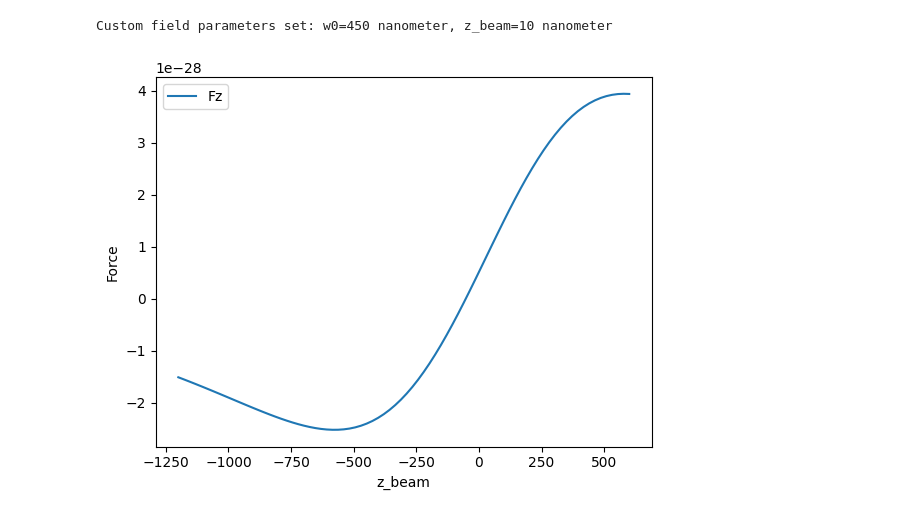
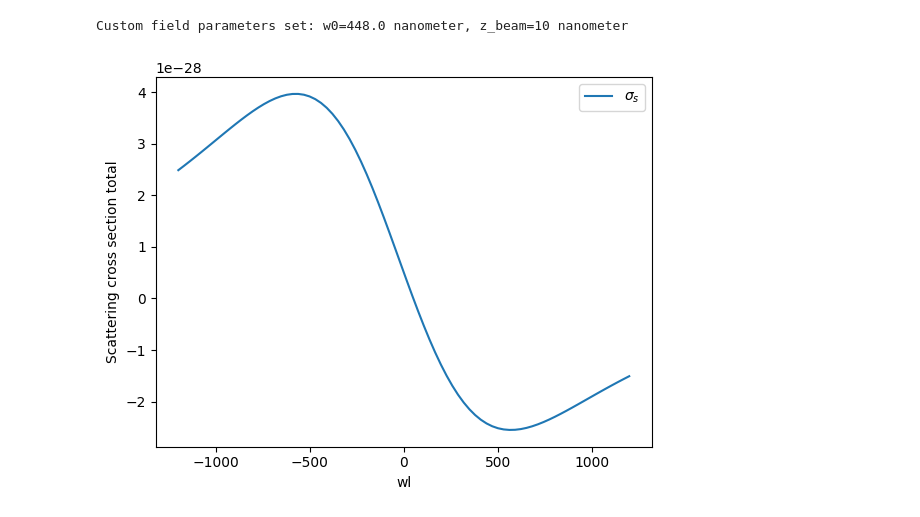
Before and after one commit to SurvivorFish/Mie_SPP_Force-CRACKED, a Jupyter notebook: launch.ipynb, the cells around one changed output. Saved outputs shown, nothing was run; the diff lists cells and outputs as text; code cells hidden in the pictures.

```diff
--- a/launch.ipynb
+++ b/launch.ipynb
@@ -6,8 +6,9 @@ import numpy as np
 ureg = pint.UnitRegistry()
 import matplotlib.pyplot as plt
 # %%
+lmd = 640 * ureg.nanometer
 baseConfig = SimulationConfig(
-    wl=640 * ureg.nanometer,
+    wl=lmd,
     R=40 * ureg.nanometer,
     dist=1 * ureg.nanometer,
     angle=np.deg2rad(25),
@@ -19,25 +20,26 @@ baseConfig = SimulationConfig(
     show_warnings=False,
     initial_field_type='custom',
     z_beam=10 * ureg.nanometer,
-    w0=450*ureg.nanometer
+    w0=0.7*lmd
 )
 
 # dips = OpticalForceCalculator(baseConfig).compute()
 
 # R_arr = np.linspace(10, 170, 50) * ureg.nanometer
 # dist_arr = np.linspace(10, 170, 20) * ureg.nanometer
-z_beam_arr = np.linspace(-1200, 1200, 100) * ureg.nanometer
+z_beam_arr = np.linspace(-1200, 1200, 80) * ureg.nanometer
+# wl_arr = np.linspace(330, 780, 100) * ureg.nanometer
 
 res, _, _ = SweepRunner(baseConfig, 'z_beam', z_beam_arr, compute_force=True).run()
 # %% [output]
-Custom field parameters set: w0=450 nanometer, z_beam=10 nanometer
+Custom field parameters set: w0=448.0 nanometer, z_beam=10 nanometer
 # %%
 # plt.plot(res.dist, res.Fx, label='Fx')
 # plt.plot(res.dist, res.Fy, label='Fy')
-plt.plot(res.z_beam[::-1], res.Fz, label='Fz')
-plt.xlabel('z_beam')
-plt.ylabel('Force')
+plt.plot(res.z_beam[::-1], res.Fz, label='$\\sigma_{s}$')
+plt.xlabel('wl')
+plt.ylabel('Scattering cross section total')
 plt.legend()
 plt.show()
 # %% [output]
-[figure, old version]
+[figure, new version]
```
Also changed, not shown: 5 other files.
